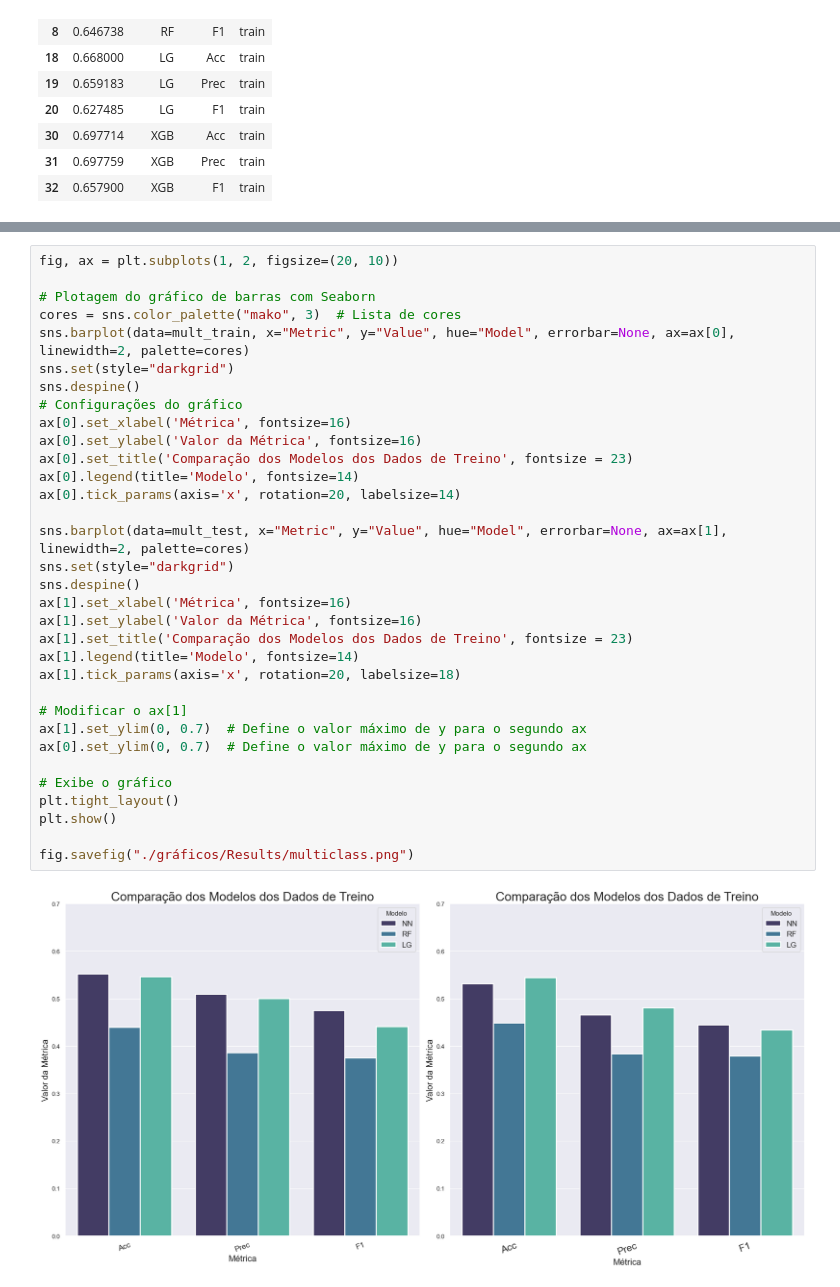
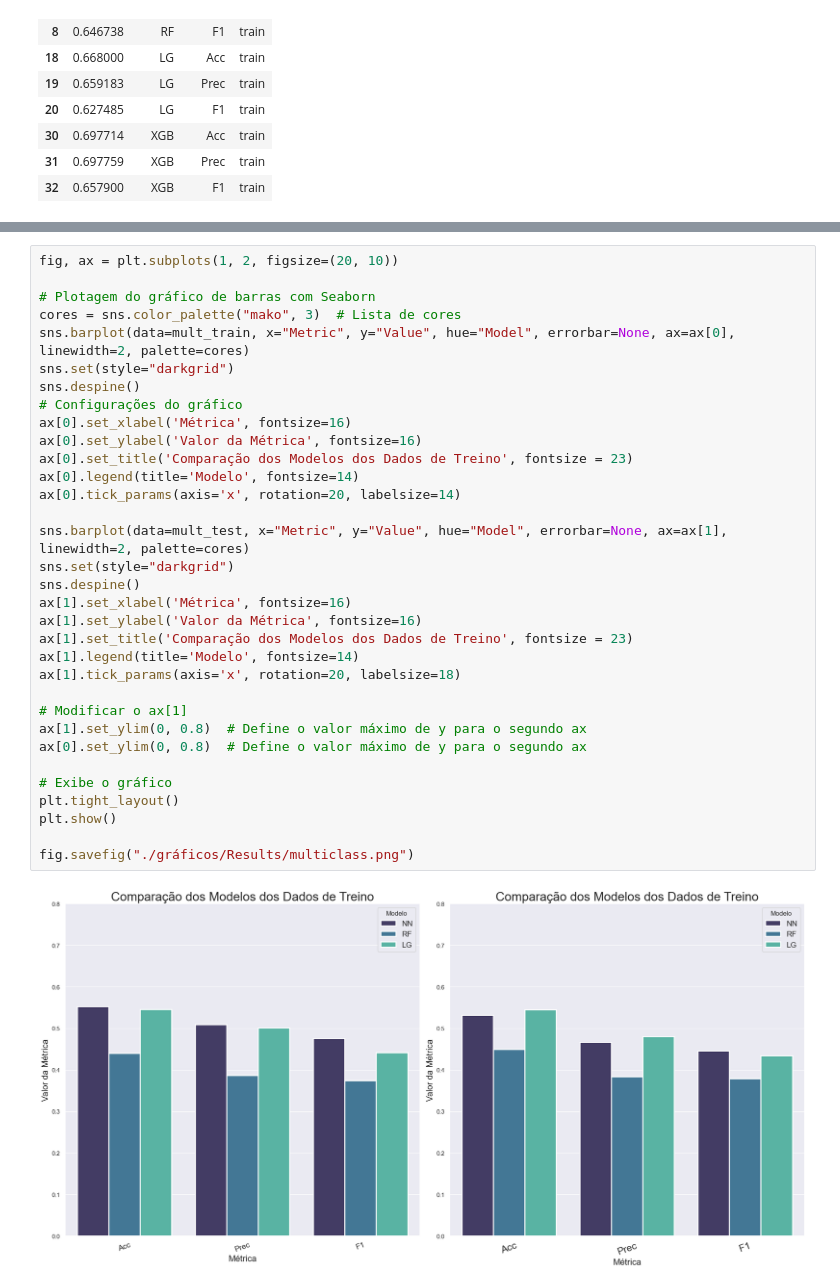
Before and after one commit to murilovpinheiro/Premier-League-Analysis-and-Prediction, a Jupyter notebook: plot_results.ipynb, the cells around one changed output, grey strips where cells are left out. Saved outputs shown, nothing was run; the diff lists cells and outputs as text.

```diff
--- a/plot_results.ipynb
+++ b/plot_results.ipynb
@@ -88,33 +88,33 @@ fig, ax = plt.subplots(1, 2, figsize=(20, 10))
 
 # Plotagem do gráfico de barras com Seaborn
 cores = sns.color_palette("mako", 3)  # Lista de cores
 sns.barplot(data=mult_train, x="Metric", y="Value", hue="Model", errorbar=None, ax=ax[0], linewidth=2, palette=cores)
 sns.set(style="darkgrid")
 sns.despine()
 # Configurações do gráfico
 ax[0].set_xlabel('Métrica', fontsize=16)
 ax[0].set_ylabel('Valor da Métrica', fontsize=16)
 ax[0].set_title('Comparação dos Modelos dos Dados de Treino', fontsize = 23)
 ax[0].legend(title='Modelo', fontsize=14)
 ax[0].tick_params(axis='x', rotation=20, labelsize=14)
 
 sns.barplot(data=mult_test, x="Metric", y="Value", hue="Model", errorbar=None, ax=ax[1], linewidth=2, palette=cores)
 sns.set(style="darkgrid")
 sns.despine()
 ax[1].set_xlabel('Métrica', fontsize=16)
 ax[1].set_ylabel('Valor da Métrica', fontsize=16)
 ax[1].set_title('Comparação dos Modelos dos Dados de Treino', fontsize = 23)
 ax[1].legend(title='Modelo', fontsize=14)
 ax[1].tick_params(axis='x', rotation=20, labelsize=18)
 
 # Modificar o ax[1]
-ax[1].set_ylim(0, 0.7)  # Define o valor máximo de y para o segundo ax
-ax[0].set_ylim(0, 0.7)  # Define o valor máximo de y para o segundo ax
+ax[1].set_ylim(0, 0.8)  # Define o valor máximo de y para o segundo ax
+ax[0].set_ylim(0, 0.8)  # Define o valor máximo de y para o segundo ax
 
 # Exibe o gráfico
 plt.tight_layout()
 plt.show()
 
 fig.savefig("./gráficos/Results/multiclass.png")
 # %% [output]
-[figure, old version]
+[figure, new version]
```
Also changed, not shown: parts of 1 cell of this notebook, 2 other files.
